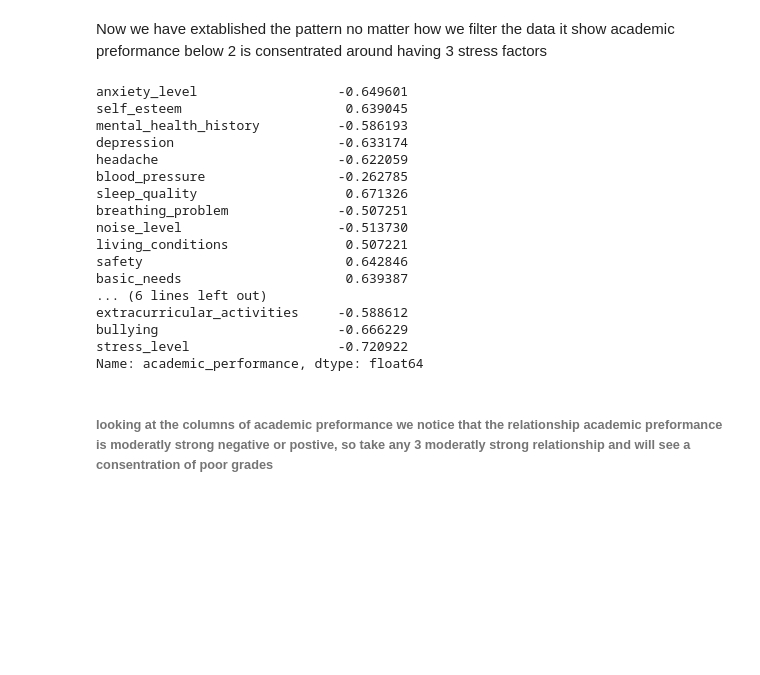
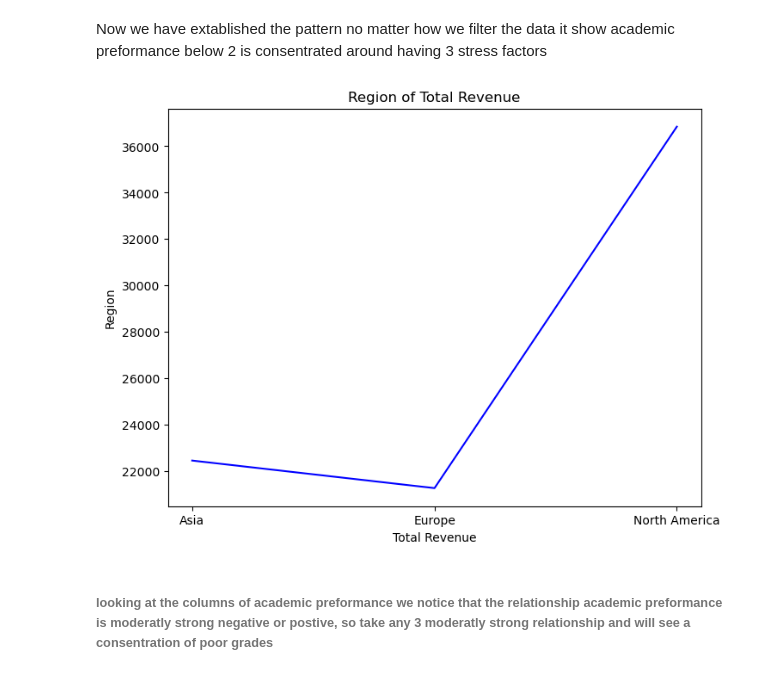
Before and after one commit to rtress0001/Online-Sales-Project, a Jupyter notebook: Online Sales Notebook.ipynb, the cells around one changed output. Cells and saved outputs as stored; diff of their text form; code cells hidden in the pictures; blank space fills up the shorter version.

```diff
--- a/Online Sales Notebook.ipynb
+++ b/Online Sales Notebook.ipynb
@@ -123,26 +123,19 @@ Canon EOS R5 Camera
 # %% [markdown]
 Now we have extablished the pattern no matter how we filter the data it  show academic preformance below 2 is consentrated
 around having 3 stress factors
-# %%
-sales.corr()['academic_performance']
-# %% [output]
-anxiety_level                  -0.649601
-self_esteem                     0.639045
-mental_health_history          -0.586193
-depression                     -0.633174
-headache                       -0.622059
-blood_pressure                 -0.262785
-sleep_quality                   0.671326
-breathing_problem              -0.507251
-noise_level                    -0.513730
-living_conditions               0.507221
-safety                          0.642846
-basic_needs                     0.639387
-... (6 lines left out)
-extracurricular_activities     -0.588612
-bullying                       -0.666229
-stress_level                   -0.720922
-Name: academic_performance, dtype: float64
+# %%
+summary_data = sales.groupby("Region")["Total Revenue"].sum().reset_index()
+
+plt.figure(figsize = (8,6))
+plt.plot(summary_data["Region"],summary_data["Total Revenue"], color = "blue")
+
+plt.title("Region of Total Revenue")
+plt.xlabel("Total Revenue")
+plt.ylabel("Region")
+
+plt.show()
+# %% [output]
+[figure, added]
 # %% [markdown]
 ######  looking  at the columns of academic preformance we notice that the relationship academic preformance is moderatly strong negative or postive, so take any 3 moderatly strong relationship and will see a consentration of poor grades
 # %%
```
